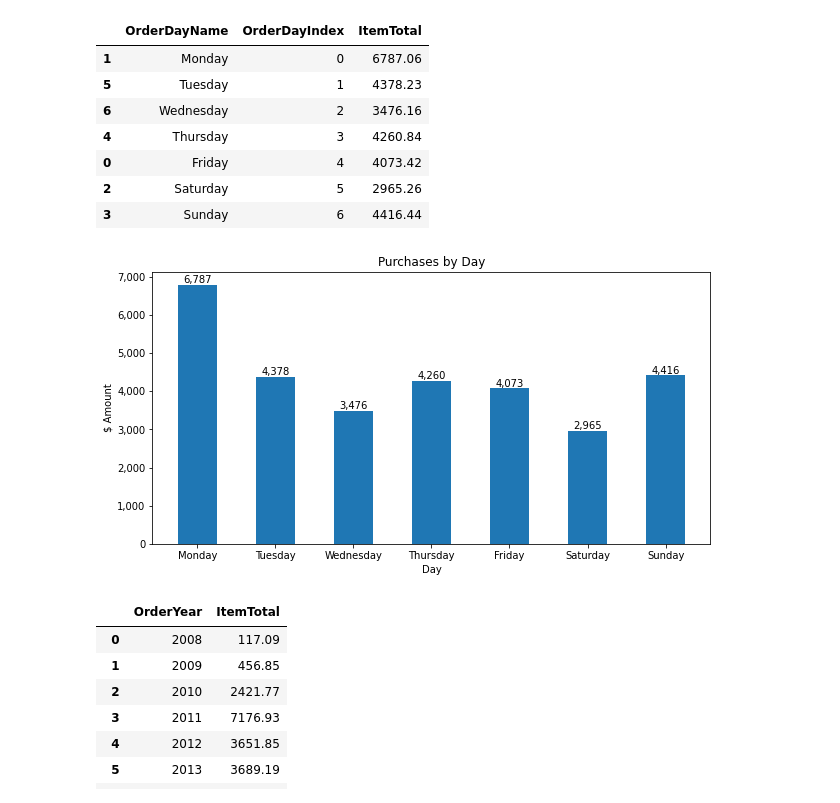
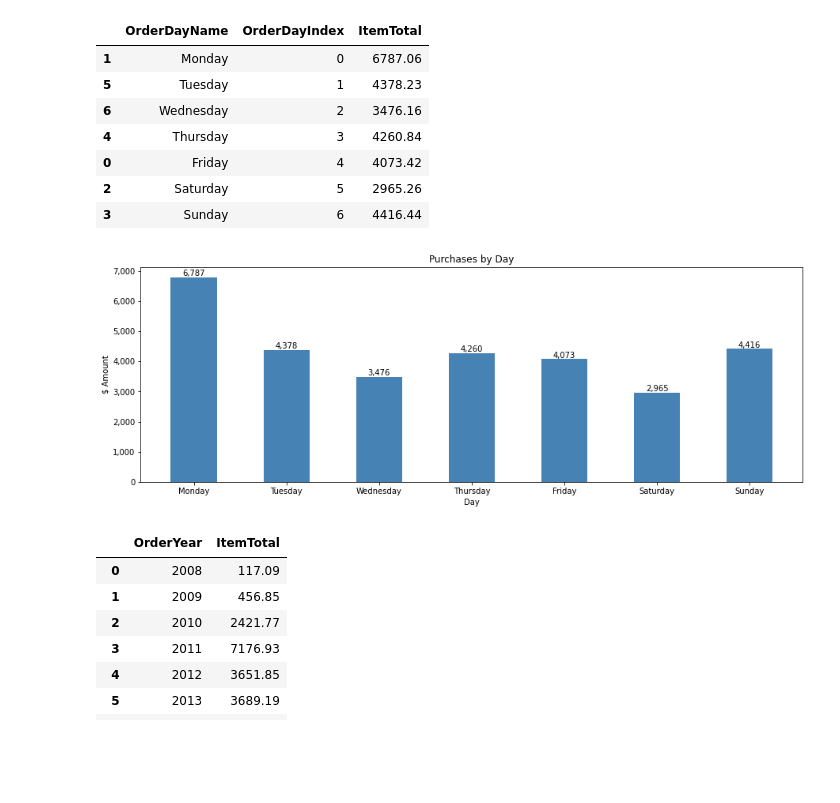
Before and after one commit to AmitSamra/AmazonOrderHistoryAirflow, a Jupyter notebook: AmazonOrderHistoryAirflow_output.ipynb, the cells around one changed output. Cells and saved outputs as stored; diff of their text form; code cells hidden in the pictures; blank space fills up the shorter version.

Commit message:
Updated all graphs

```diff
--- a/AmazonOrderHistoryAirflow_output.ipynb
+++ b/AmazonOrderHistoryAirflow_output.ipynb
@@ -558,28 +561,28 @@ df_DayPur
 # %%
 # Plot purchases by day of week
 
-fig,ax = plt.subplots(figsize = (10,5))
-ax.bar(df_DayPur['OrderDayName'],df_DayPur['ItemTotal'], width = .50)
+fig,ax = plt.subplots(figsize = (15,5))
+ax.bar(df_DayPur['OrderDayName'],df_DayPur['ItemTotal'], color = 'steelblue', width = .50)
 ax.set_title('Purchases by Day')
 
 # x-axis
 ax.set_xlabel('Day')
 plt.xticks(rotation = 0)
 
 # y-axis
 ax.set_ylabel('$ Amount')
 ax.yaxis.set_major_formatter(
     ticker.FuncFormatter(lambda y,p: format(int(y), ','))
 )
 
 # labels
 for i,j in zip(df_DayPur['OrderDayName'], df_DayPur['ItemTotal']):
     ax.annotate(format(int(j), ','), xy=(i,j), va='bottom', ha='center')
 
 plt.show()
 #ax.figure.savefig('./img/PurchasesByDay.png', bbox_inches='tight', dpi=150)
 # %% [output]
-[figure, old version]
+[figure, new version]
 # %%
 # Avg transaction value by year
 
```
Also changed, not shown: parts of 13 cells of this notebook, 10 other files.
